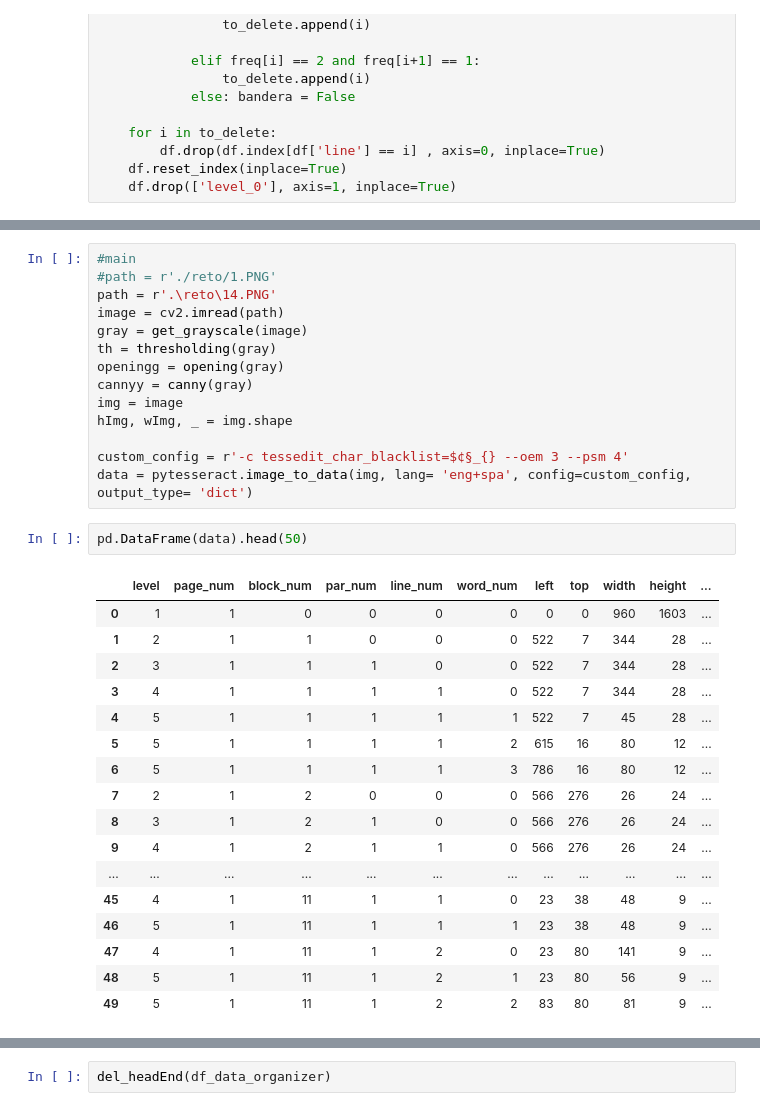
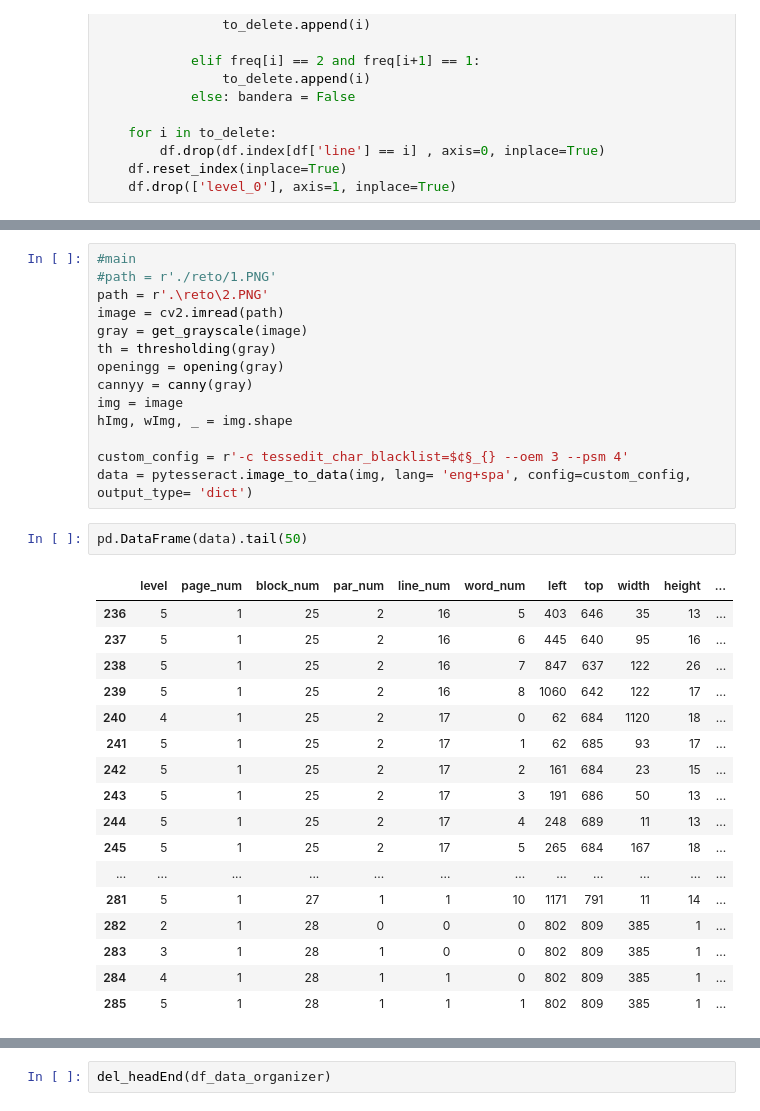
Before and after one commit to EdissonPO/desarrollo_reto, a Jupyter notebook: dataFrame.ipynb, the cells around one changed output, grey strips where cells are left out. Cells and saved outputs as stored; diff of their text form.

```diff
--- a/dataFrame.ipynb
+++ b/dataFrame.ipynb
@@ -498,7 +526,7 @@ def isNumericColum(df):
 # %%
 #main
 #path = r'./reto/1.PNG'
-path = r'.\reto\14.PNG'
+path = r'.\reto\2.PNG'
 image = cv2.imread(path)
 gray = get_grayscale(image)
 th = thresholding(gray)
@@ -510,25 +538,25 @@ hImg, wImg, _ = img.shape
 custom_config = r'-c tessedit_char_blacklist=$¢§_{} --oem 3 --psm 4'
 data = pytesseract.image_to_data(img, lang= 'eng+spa', config=custom_config, output_type= 'dict')
 # %%
-pd.DataFrame(data).head(50)
+pd.DataFrame(data).tail(50)
 # %% [output]
 |  | level | page_num | block_num | par_num | line_num | word_num | left | top | width | height | ... |
-| 0 | 1 | 1 | 0 | 0 | 0 | 0 | 0 | 0 | 960 | 1603 | ... |
-| 1 | 2 | 1 | 1 | 0 | 0 | 0 | 522 | 7 | 344 | 28 | ... |
-| 2 | 3 | 1 | 1 | 1 | 0 | 0 | 522 | 7 | 344 | 28 | ... |
-| 3 | 4 | 1 | 1 | 1 | 1 | 0 | 522 | 7 | 344 | 28 | ... |
-| 4 | 5 | 1 | 1 | 1 | 1 | 1 | 522 | 7 | 45 | 28 | ... |
-| 5 | 5 | 1 | 1 | 1 | 1 | 2 | 615 | 16 | 80 | 12 | ... |
-| 6 | 5 | 1 | 1 | 1 | 1 | 3 | 786 | 16 | 80 | 12 | ... |
-| 7 | 2 | 1 | 2 | 0 | 0 | 0 | 566 | 276 | 26 | 24 | ... |
-| 8 | 3 | 1 | 2 | 1 | 0 | 0 | 566 | 276 | 26 | 24 | ... |
-| 9 | 4 | 1 | 2 | 1 | 1 | 0 | 566 | 276 | 26 | 24 | ... |
+| 236 | 5 | 1 | 25 | 2 | 16 | 5 | 403 | 646 | 35 | 13 | ... |
+| 237 | 5 | 1 | 25 | 2 | 16 | 6 | 445 | 640 | 95 | 16 | ... |
+| 238 | 5 | 1 | 25 | 2 | 16 | 7 | 847 | 637 | 122 | 26 | ... |
+| 239 | 5 | 1 | 25 | 2 | 16 | 8 | 1060 | 642 | 122 | 17 | ... |
+| 240 | 4 | 1 | 25 | 2 | 17 | 0 | 62 | 684 | 1120 | 18 | ... |
+| 241 | 5 | 1 | 25 | 2 | 17 | 1 | 62 | 685 | 93 | 17 | ... |
+| 242 | 5 | 1 | 25 | 2 | 17 | 2 | 161 | 684 | 23 | 15 | ... |
+| 243 | 5 | 1 | 25 | 2 | 17 | 3 | 191 | 686 | 50 | 13 | ... |
+| 244 | 5 | 1 | 25 | 2 | 17 | 4 | 248 | 689 | 11 | 13 | ... |
+| 245 | 5 | 1 | 25 | 2 | 17 | 5 | 265 | 684 | 167 | 18 | ... |
 | ... | ... | ... | ... | ... | ... | ... | ... | ... | ... | ... | ... |
-| 45 | 4 | 1 | 11 | 1 | 1 | 0 | 23 | 38 | 48 | 9 | ... |
-| 46 | 5 | 1 | 11 | 1 | 1 | 1 | 23 | 38 | 48 | 9 | ... |
-| 47 | 4 | 1 | 11 | 1 | 2 | 0 | 23 | 80 | 141 | 9 | ... |
-| 48 | 5 | 1 | 11 | 1 | 2 | 1 | 23 | 80 | 56 | 9 | ... |
-| 49 | 5 | 1 | 11 | 1 | 2 | 2 | 83 | 80 | 81 | 9 | ... |
+| 281 | 5 | 1 | 27 | 1 | 1 | 10 | 1171 | 791 | 11 | 14 | ... |
+| 282 | 2 | 1 | 28 | 0 | 0 | 0 | 802 | 809 | 385 | 1 | ... |
+| 283 | 3 | 1 | 28 | 1 | 0 | 0 | 802 | 809 | 385 | 1 | ... |
+| 284 | 4 | 1 | 28 | 1 | 1 | 0 | 802 | 809 | 385 | 1 | ... |
+| 285 | 5 | 1 | 28 | 1 | 1 | 1 | 802 | 809 | 385 | 1 | ... |
 # %%
 indice_words = []
 for i in range(len(data['text'])):
```
Also changed, not shown: parts of 16 cells of this notebook.
